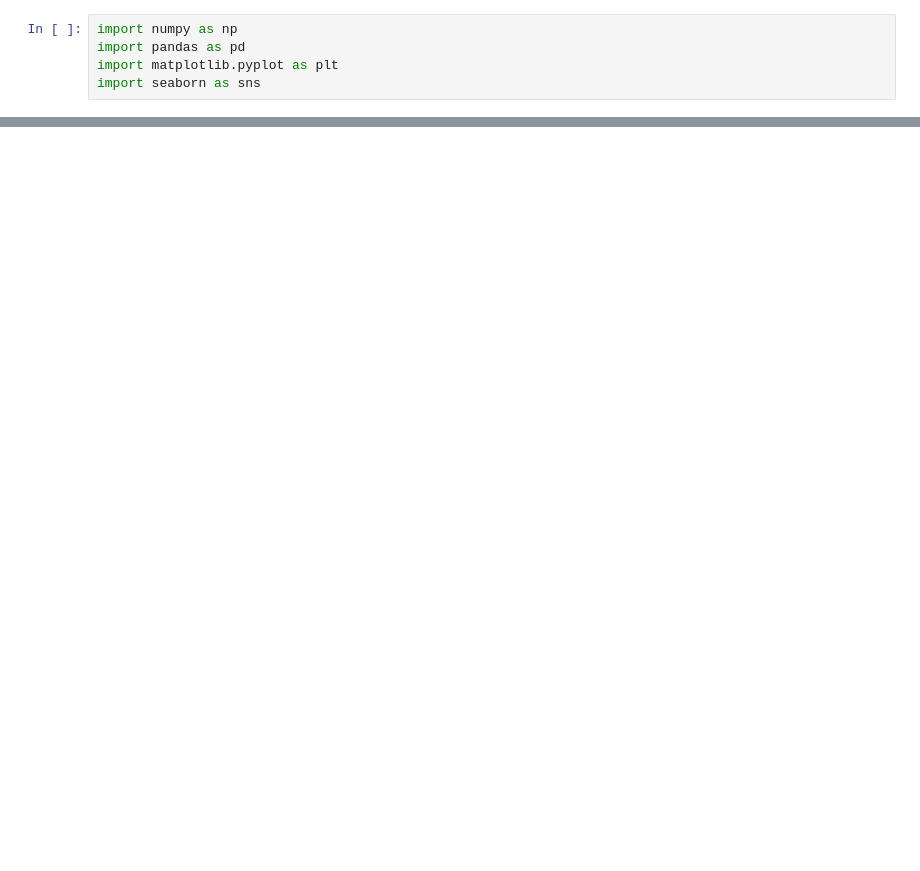
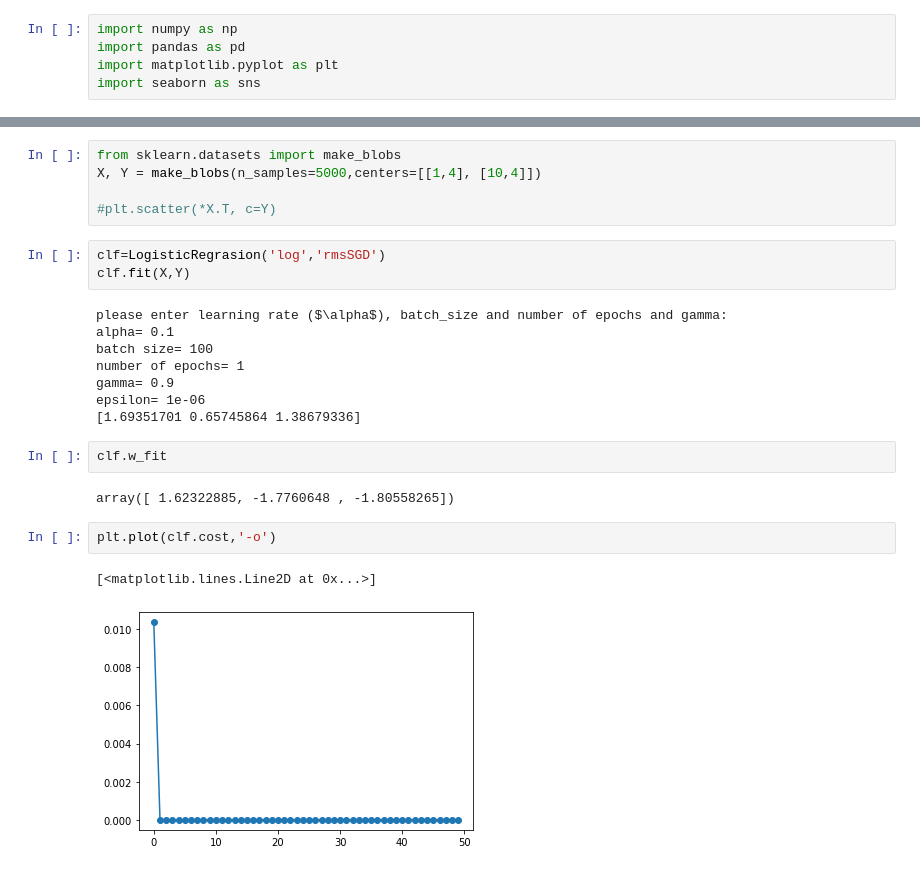
Before and after one commit to Ali-Setareh/MLP-Assignments, a Jupyter notebook: HW2/HW.ipynb, the cells around one changed output, grey strips where cells are left out. Cells and saved outputs as stored; diff of their text form; blank space fills up the shorter version.

```diff
--- a/HW2/HW.ipynb
+++ b/HW2/HW.ipynb
@@ -33,0 +184,25 @@ a.shape
+# %%
+from sklearn.datasets import make_blobs
+X, Y = make_blobs(n_samples=5000,centers=[[1,4], [10,4]])
+
+#plt.scatter(*X.T, c=Y)
+# %%
+clf=LogisticRegrasion('log','rmsSGD')
+clf.fit(X,Y)
+# %% [output]
+please enter learning rate ($\alpha$), batch_size and number of epochs and gamma:
+alpha= 0.1
+batch size= 100
+number of epochs= 1
+gamma= 0.9
+epsilon= 1e-06
+[1.69351701 0.65745864 1.38679336]
+# %%
+clf.w_fit
+# %% [output]
+array([ 1.62322885, -1.7760648 , -1.80558265])
+# %%
+plt.plot(clf.cost,'-o')
+# %% [output]
+[<matplotlib.lines.Line2D at 0x...>]
+[figure, added]
```
Also changed, not shown: parts of 8 cells of this notebook.
